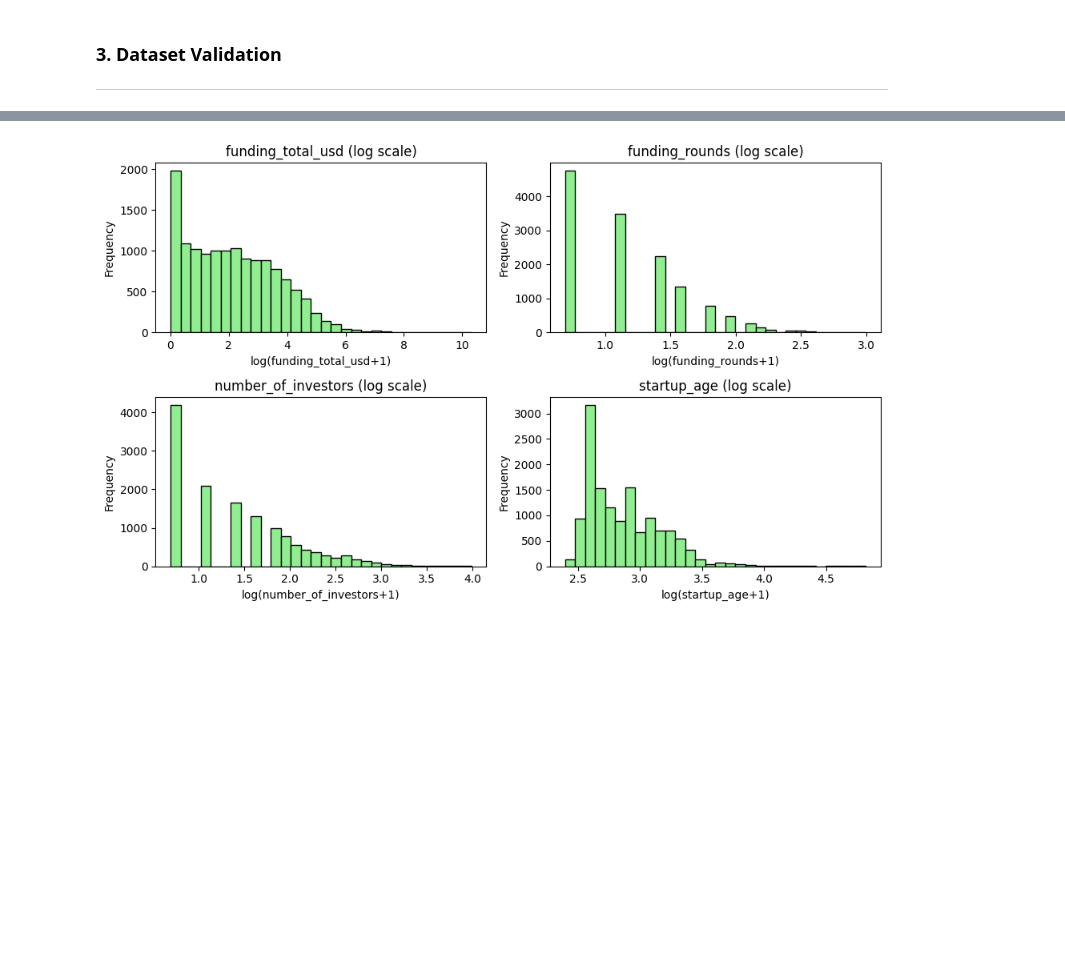
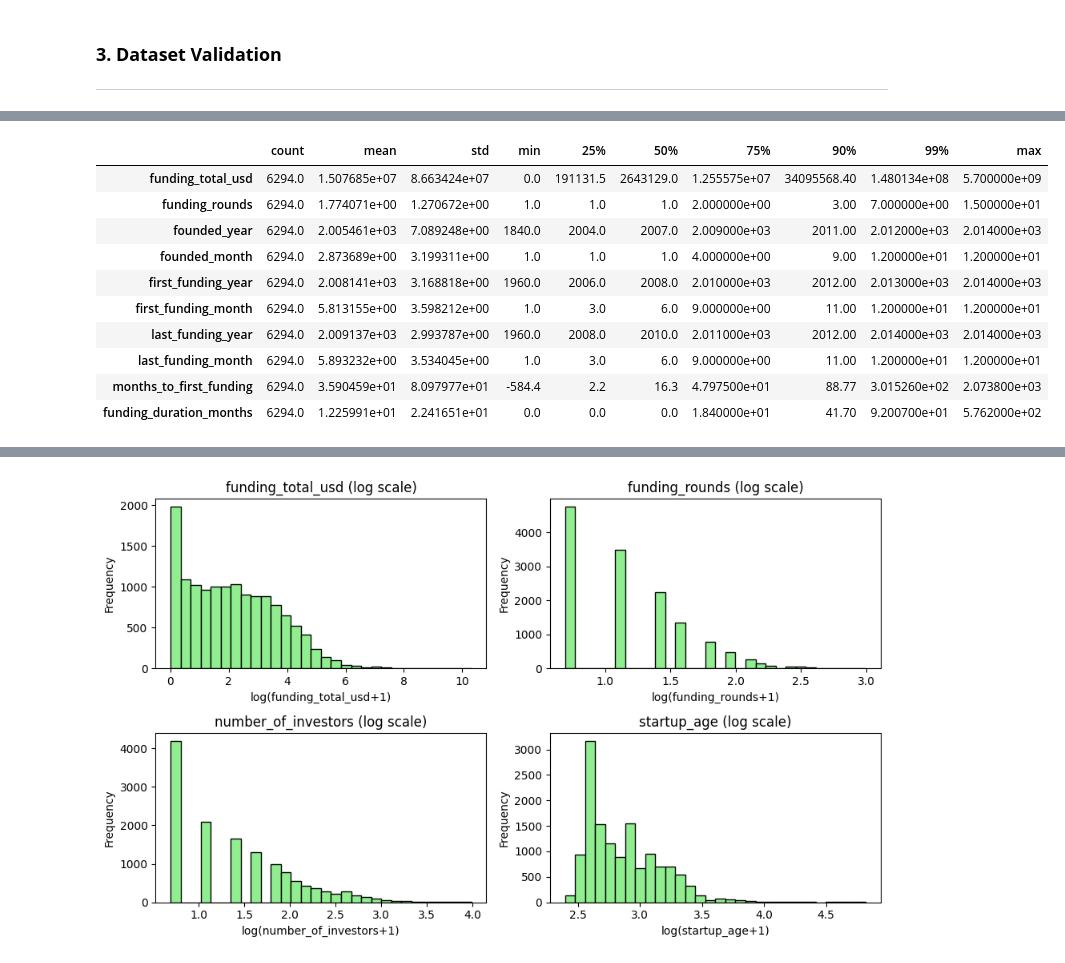
Before and after one commit to bruno-lima98/personal_projects, a Jupyter notebook: project-1/main.ipynb, the cells around one changed output, grey strips where cells are left out. Cells and saved outputs as stored; diff of their text form; code cells hidden in the pictures; blank space fills up the shorter version.

```diff
--- a/project-1/main.ipynb
+++ b/project-1/main.ipynb
@@ -223,0 +358,14 @@ plt.show()
+# %%
+df_final[numerical_att].describe(percentiles=[0.25, 0.5, 0.75, 0.9, 0.99]).T
+# %% [output]
+|  | count | mean | std | min | 25% | 50% | 75% | 90% | 99% | max |
+| funding_total_usd | 6294.0 | 1.507685e+07 | 8.663424e+07 | 0.0 | 191131.5 | 2643129.0 | 1.255575e+07 | 34095568.40 | 1.480134e+08 | 5.700000e+09 |
+| funding_rounds | 6294.0 | 1.774071e+00 | 1.270672e+00 | 1.0 | 1.0 | 1.0 | 2.000000e+00 | 3.00 | 7.000000e+00 | 1.500000e+01 |
+| founded_year | 6294.0 | 2.005461e+03 | 7.089248e+00 | 1840.0 | 2004.0 | 2007.0 | 2.009000e+03 | 2011.00 | 2.012000e+03 | 2.014000e+03 |
+| founded_month | 6294.0 | 2.873689e+00 | 3.199311e+00 | 1.0 | 1.0 | 1.0 | 4.000000e+00 | 9.00 | 1.200000e+01 | 1.200000e+01 |
+| first_funding_year | 6294.0 | 2.008141e+03 | 3.168818e+00 | 1960.0 | 2006.0 | 2008.0 | 2.010000e+03 | 2012.00 | 2.013000e+03 | 2.014000e+03 |
+| first_funding_month | 6294.0 | 5.813155e+00 | 3.598212e+00 | 1.0 | 3.0 | 6.0 | 9.000000e+00 | 11.00 | 1.200000e+01 | 1.200000e+01 |
+| last_funding_year | 6294.0 | 2.009137e+03 | 2.993787e+00 | 1960.0 | 2008.0 | 2010.0 | 2.011000e+03 | 2012.00 | 2.014000e+03 | 2.014000e+03 |
+| last_funding_month | 6294.0 | 5.893232e+00 | 3.534045e+00 | 1.0 | 3.0 | 6.0 | 9.000000e+00 | 11.00 | 1.200000e+01 | 1.200000e+01 |
+| months_to_first_funding | 6294.0 | 3.590459e+01 | 8.097977e+01 | -584.4 | 2.2 | 16.3 | 4.797500e+01 | 88.77 | 3.015260e+02 | 2.073800e+03 |
+| funding_duration_months | 6294.0 | 1.225991e+01 | 2.241651e+01 | 0.0 | 0.0 | 0.0 | 1.840000e+01 | 41.70 | 9.200700e+01 | 5.762000e+02 |
```
Also changed, not shown: parts of 51 cells of this notebook, 1 other file.
